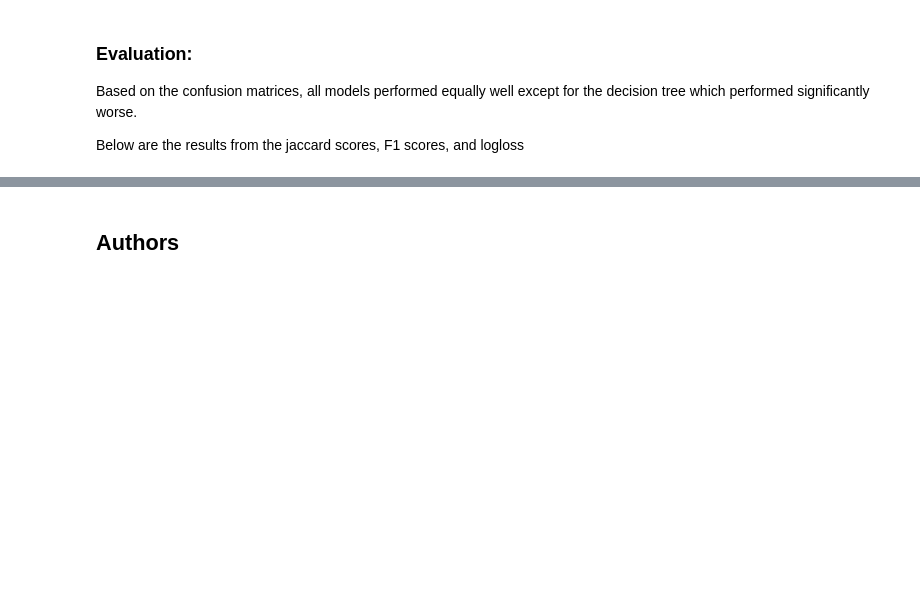
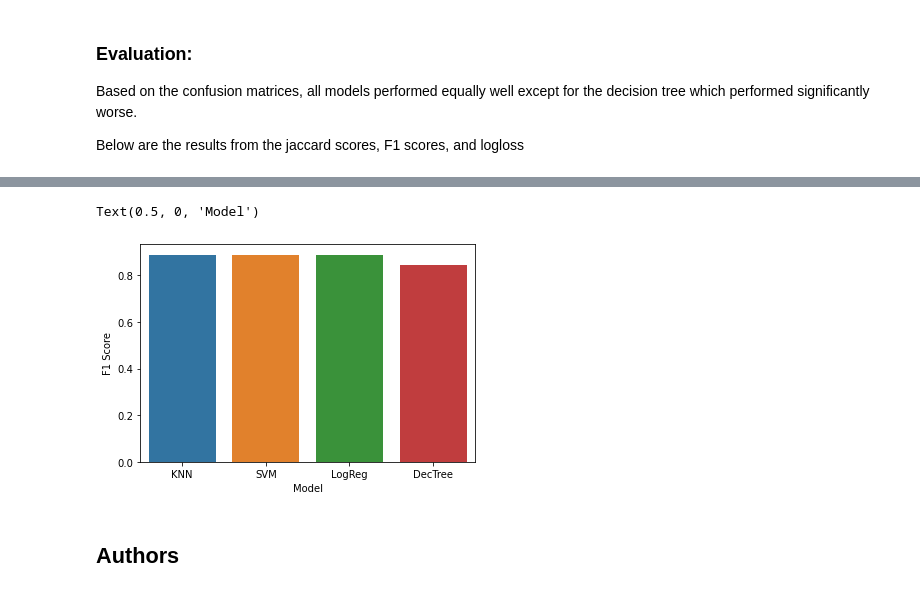
Before and after one commit to smairs/SpaceX_Stage_1, a Jupyter notebook: SpaceX_ML_Model.ipynb, the cells around one changed output, grey strips where cells are left out. Cells and saved outputs as stored; diff of their text form; code cells hidden in the pictures; blank space fills up the shorter version.

Commit message:
Updated model notebook with bar chart for final assignment

```diff
--- a/SpaceX_ML_Model.ipynb
+++ b/SpaceX_ML_Model.ipynb
@@ -349,4 +349,16 @@ Tree            60.0%           75.0%   N/A%
 KNN             80.0%           88.9%   47.9%
+# %%
+# make a bar chart comparing the models
+
+bar_dict = {'KNN':[0.889],'SVM':[0.889],'LogReg':[0.889],'DecTree':[0.846]}
+bar_df = pd.DataFrame.from_dict(bar_dict).transpose().reset_index()
+bar_df['accuracy'] = bar_df[0]
+sns.barplot(x='index',y='accuracy',data=bar_df)
+plt.ylabel('F1 Score')
+plt.xlabel('Model')
+# %% [output]
+Text(0.5, 0, 'Model')
+[figure, added]
 # %% [markdown]
 ## Authors
 # %% [markdown]
```
Also changed, not shown: parts of 4 cells of this notebook.
